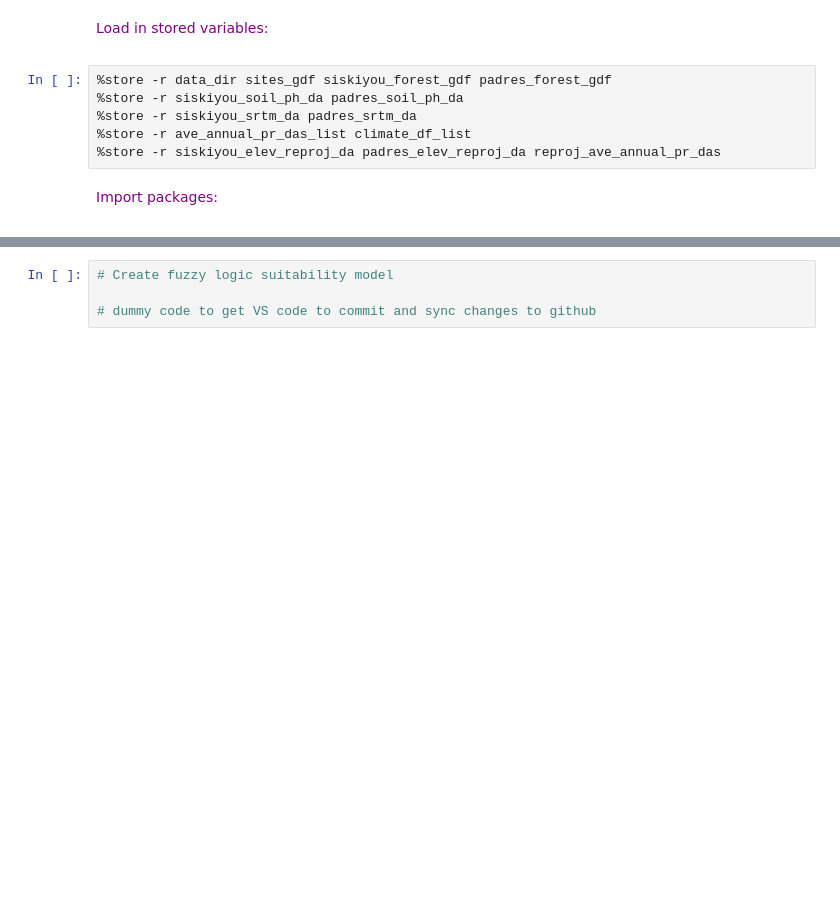
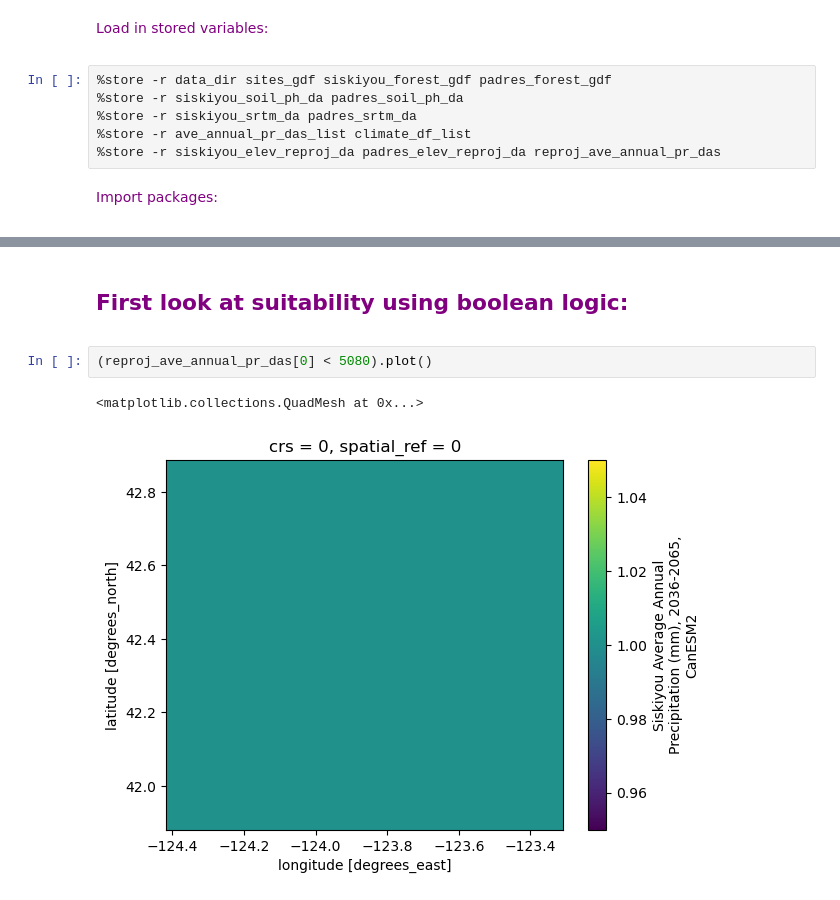
Before and after one commit to earthlab-education/habitat-suitability-hanried, a Jupyter notebook: notebooks/04-fuzzy-logic-model.ipynb, the cells around one changed output, grey strips where cells are left out. Saved outputs shown, nothing was run; the diff lists cells and outputs as text; blank space fills up the shorter version.

Commit message:
started fuzzy logic work

```diff
--- a/notebooks/04-fuzzy-logic-model.ipynb
+++ b/notebooks/04-fuzzy-logic-model.ipynb
@@ -76,7 +78,14 @@ import xarray as xr
 [interactive output not drawn]
 [interactive output not drawn]
 [interactive output not drawn]
+# %% [markdown]
+<span style='color:purple'>
+
+## First look at suitability using boolean logic:
+
+</span>
 # %%
-# Create fuzzy logic suitability model
-
-# dummy code to get VS code to commit and sync changes to github
+(reproj_ave_annual_pr_das[0] < 5080).plot()
+# %% [output]
+<matplotlib.collections.QuadMesh at 0x...>
+[figure, added]
```
Also changed, not shown: parts of 12 cells of this notebook.
